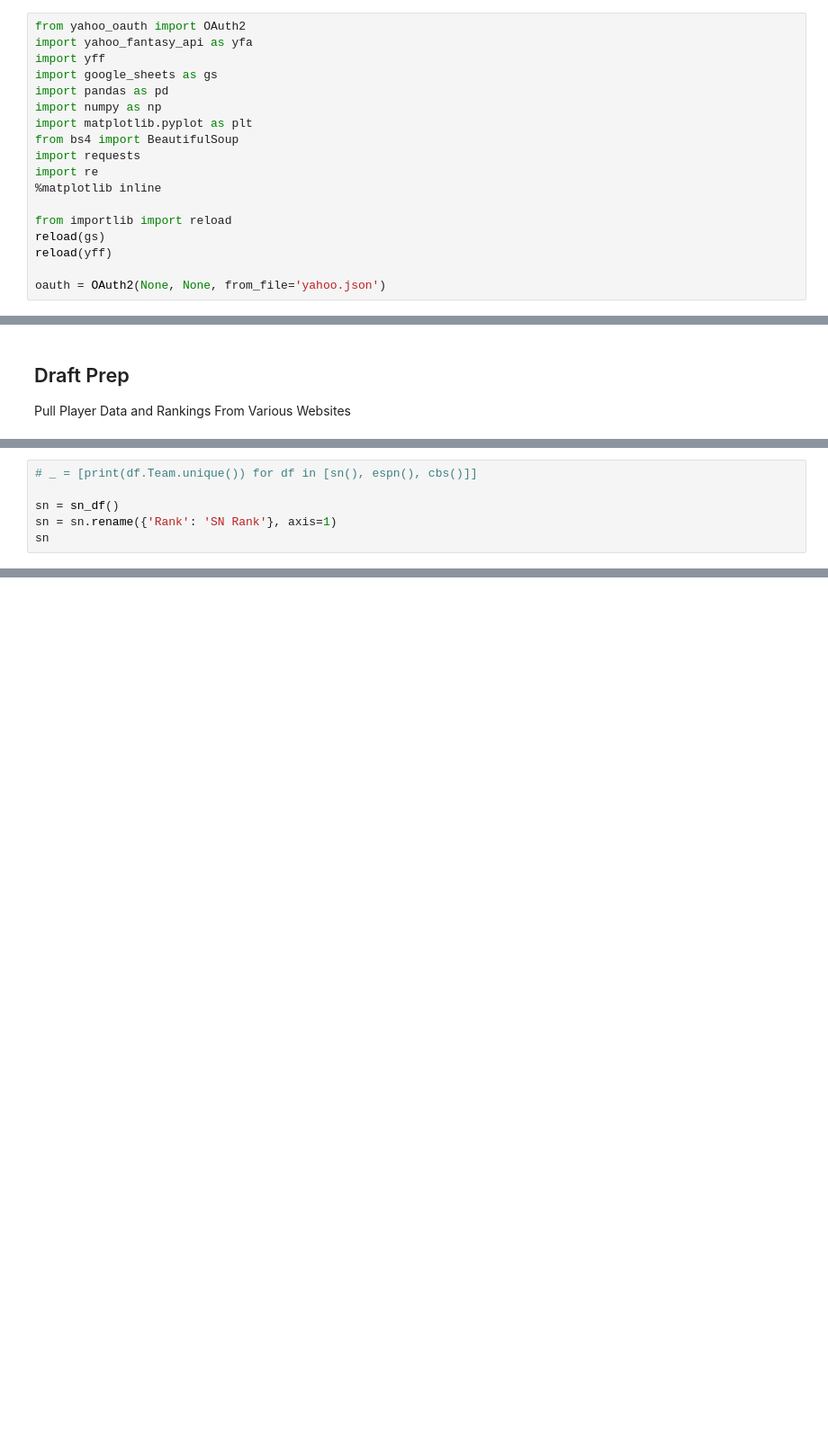
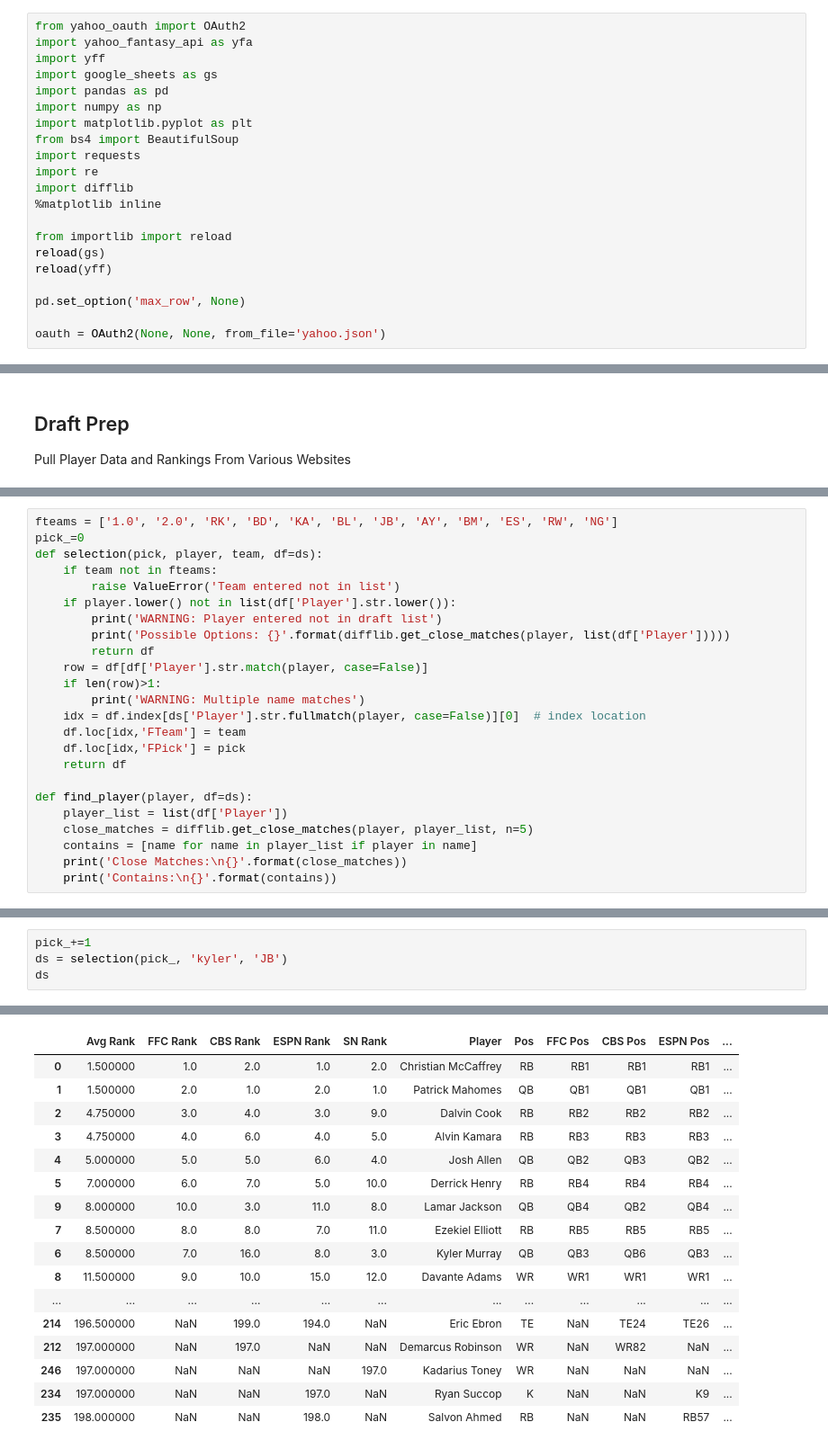
Before and after one commit to jbaviation/fantasy_football, a Jupyter notebook: football_analysis.ipynb, the cells around one changed output, grey strips where cells are left out. Shown at 90% size. Saved outputs shown, nothing was run; the diff lists cells and outputs as text; blank space fills up the shorter version.

Commit message:
Fantasy Football Notebook Ready For Draft

```diff
--- a/football_analysis.ipynb
+++ b/football_analysis.ipynb
@@ -14,12 +14,15 @@ import matplotlib.pyplot as plt
 from bs4 import BeautifulSoup
 import requests
 import re
+import difflib
 %matplotlib inline
 
 from importlib import reload
 reload(gs)
 reload(yff)
 
+pd.set_option('max_row', None)
+
 oauth = OAuth2(None, None, from_file='yahoo.json')
 # %% [markdown]
 ## Explore 2020 Season
@@ -68,6 +38,0 @@ def cbs_df():
-# %%
-# _ = [print(df.Team.unique()) for df in [sn(), espn(), cbs()]]
-
-sn = sn_df()
-sn = sn.rename({'Rank': 'SN Rank'}, axis=1)
-sn
@@ -87,0 +243,24 @@ sn
+# %%
+fteams = ['1.0', '2.0', 'RK', 'BD', 'KA', 'BL', 'JB', 'AY', 'BM', 'ES', 'RW', 'NG']
+pick_=0
+def selection(pick, player, team, df=ds):
+    if team not in fteams:
+        raise ValueError('Team entered not in list')
+    if player.lower() not in list(df['Player'].str.lower()):
+        print('WARNING: Player entered not in draft list')
+        print('Possible Options: {}'.format(difflib.get_close_matches(player, list(df['Player']))))
+        return df
+    row = df[df['Player'].str.match(player, case=False)]
+    if len(row)>1:
+        print('WARNING: Multiple name matches')
+    idx = df.index[ds['Player'].str.fullmatch(player, case=False)][0]  # index location
+    df.loc[idx,'FTeam'] = team
+    df.loc[idx,'FPick'] = pick
+    return df
+
+def find_player(player, df=ds):
+    player_list = list(df['Player'])
+    close_matches = difflib.get_close_matches(player, player_list, n=5)
+    contains = [name for name in player_list if player in name]
+    print('Close Matches:\n{}'.format(close_matches))
+    print('Contains:\n{}'.format(contains))
@@ -87,0 +289,5 @@ sn
+# %%
+pick_+=1
+ds = selection(pick_, 'kyler', 'JB')
+ds
+# %% [output]
@@ -87,0 +296,17 @@ sn
+|  | Avg Rank | FFC Rank | CBS Rank | ESPN Rank | SN Rank | Player | Pos | FFC Pos | CBS Pos | ESPN Pos | ... |
+| 0 | 1.500000 | 1.0 | 2.0 | 1.0 | 2.0 | Christian McCaffrey | RB | RB1 | RB1 | RB1 | ... |
+| 1 | 1.500000 | 2.0 | 1.0 | 2.0 | 1.0 | Patrick Mahomes | QB | QB1 | QB1 | QB1 | ... |
+| 2 | 4.750000 | 3.0 | 4.0 | 3.0 | 9.0 | Dalvin Cook | RB | RB2 | RB2 | RB2 | ... |
+| 3 | 4.750000 | 4.0 | 6.0 | 4.0 | 5.0 | Alvin Kamara | RB | RB3 | RB3 | RB3 | ... |
+| 4 | 5.000000 | 5.0 | 5.0 | 6.0 | 4.0 | Josh Allen | QB | QB2 | QB3 | QB2 | ... |
+| 5 | 7.000000 | 6.0 | 7.0 | 5.0 | 10.0 | Derrick Henry | RB | RB4 | RB4 | RB4 | ... |
+| 9 | 8.000000 | 10.0 | 3.0 | 11.0 | 8.0 | Lamar Jackson | QB | QB4 | QB2 | QB4 | ... |
+| 7 | 8.500000 | 8.0 | 8.0 | 7.0 | 11.0 | Ezekiel Elliott | RB | RB5 | RB5 | RB5 | ... |
+| 6 | 8.500000 | 7.0 | 16.0 | 8.0 | 3.0 | Kyler Murray | QB | QB3 | QB6 | QB3 | ... |
+| 8 | 11.500000 | 9.0 | 10.0 | 15.0 | 12.0 | Davante Adams | WR | WR1 | WR1 | WR1 | ... |
+| ... | ... | ... | ... | ... | ... | ... | ... | ... | ... | ... | ... |
+| 214 | 196.500000 | NaN | 199.0 | 194.0 | NaN | Eric Ebron | TE | NaN | TE24 | TE26 | ... |
+| 212 | 197.000000 | NaN | 197.0 | NaN | NaN | Demarcus Robinson | WR | NaN | WR82 | NaN | ... |
+| 246 | 197.000000 | NaN | NaN | NaN | 197.0 | Kadarius Toney | WR | NaN | NaN | NaN | ... |
+| 234 | 197.000000 | NaN | NaN | 197.0 | NaN | Ryan Succop | K | NaN | NaN | K9 | ... |
+| 235 | 198.000000 | NaN | NaN | 198.0 | NaN | Salvon Ahmed | RB | NaN | NaN | RB57 | ... |
```
Also changed, not shown: parts of 8 cells of this notebook.
